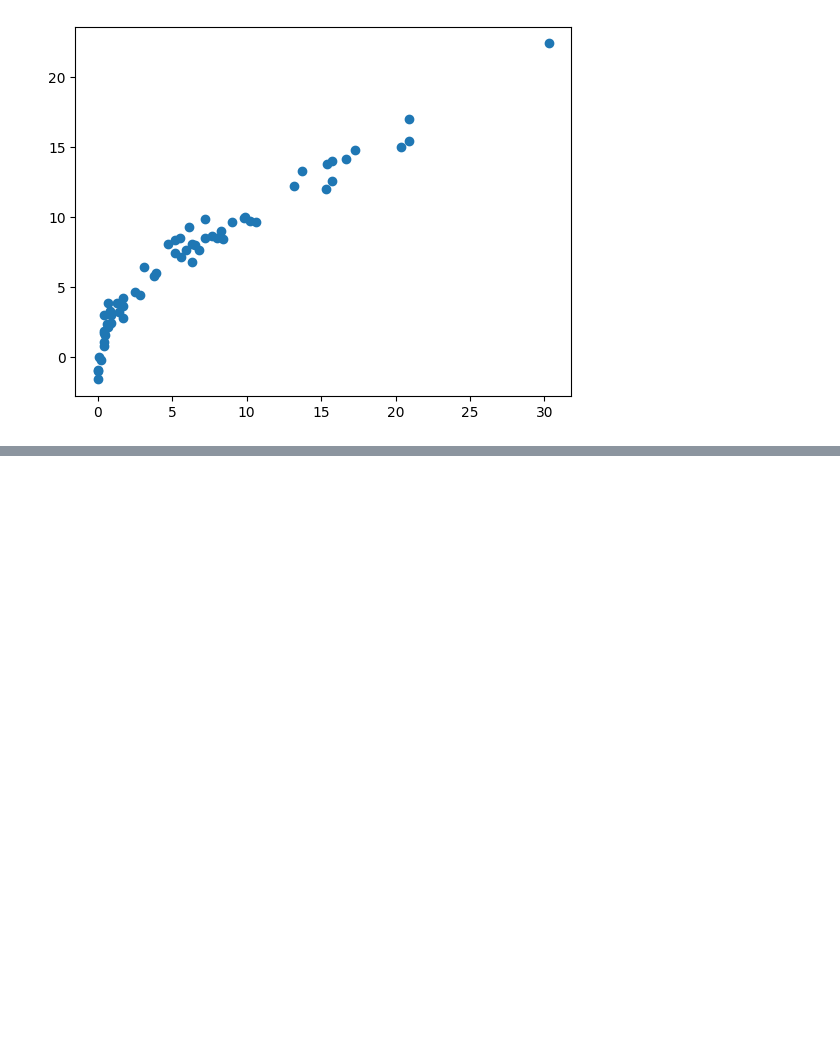
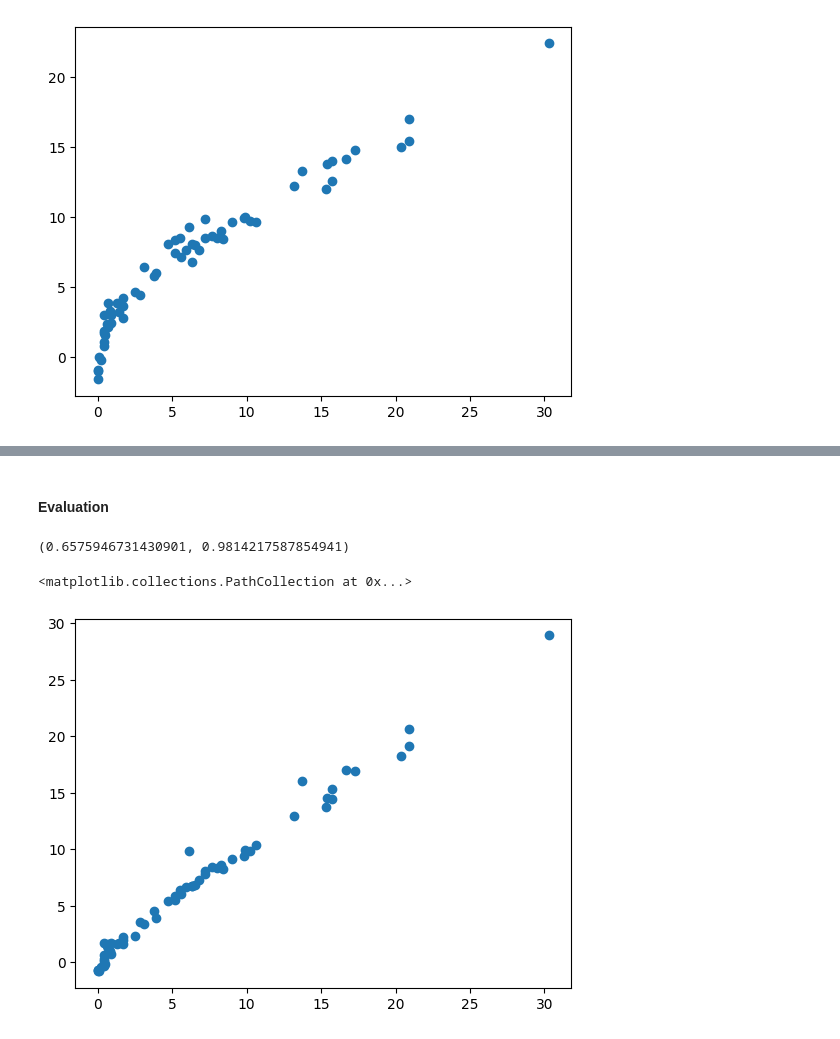
Before and after one commit to ashay-patil/Machine-Learning, a Jupyter notebook: Ridge Lasso and ElasticNet/Model_Training.ipynb, the cells around one changed output, grey strips where cells are left out. Drawn from its saved outputs; the diff is of its cells as text; code cells hidden in the pictures; blank space fills up the shorter version.

```diff
--- a/Ridge Lasso and ElasticNet/Model_Training.ipynb
+++ b/Ridge Lasso and ElasticNet/Model_Training.ipynb
@@ -387,0 +545,5 @@ plt.scatter(y_test, y_pred_elastic)
+# %%
+from sklearn.linear_model import ElasticNetCV
+elasticcv_reg = ElasticNetCV(cv = 5) ## By default it uses 5 folds
+# %%
+elasticcv_reg.fit(X_train_scaled, y_train)
@@ -387,0 +583,3 @@ plt.scatter(y_test, y_pred_elastic)
+# %%
+y_pred_elasticcv = elasticcv_reg.predict(X_test_scaled)
+y_pred_elasticcv
@@ -387,0 +600,14 @@ plt.scatter(y_test, y_pred_elastic)
+# %% [markdown]
+#### Evaluation
+# %%
+from sklearn.metrics import mean_absolute_error, r2_score
+mae_elasticcv = mean_absolute_error(y_test, y_pred_elasticcv)
+elasticcv_score = r2_score(y_test, y_pred_elasticcv)
+mae_elasticcv, elasticcv_score
+# %% [output]
+(0.6575946731430901, 0.9814217587854941)
+# %%
+plt.scatter(y_test, y_pred_elasticcv)
+# %% [output]
+<matplotlib.collections.PathCollection at 0x...>
+[figure, added]
```
Also changed, not shown: parts of 29 cells of this notebook.
